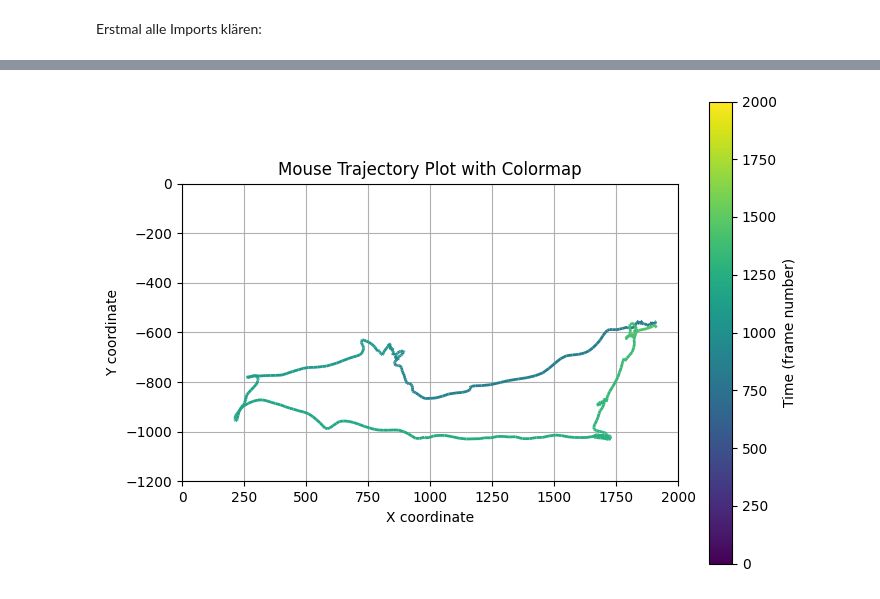
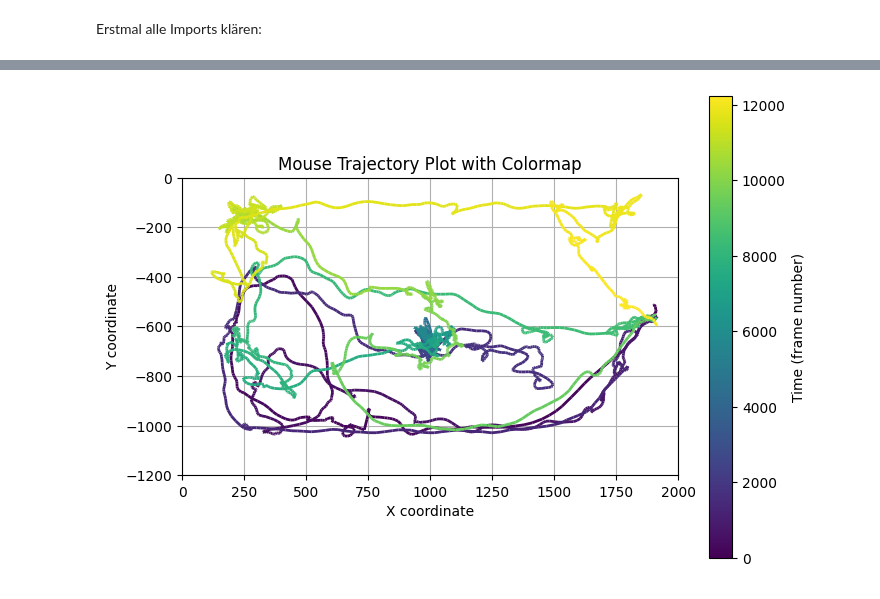
Before and after one commit to FabianQuicken/Ambros_analysis, a Jupyter notebook: full_module_analysis/h5_preprocessing.ipynb, the cells around one changed output, grey strips where cells are left out. Drawn from its saved outputs; the diff is of its cells as text; code cells hidden in the pictures.

```diff
--- a/full_module_analysis/h5_preprocessing.ipynb
+++ b/full_module_analysis/h5_preprocessing.ipynb
@@ -476,8 +492,8 @@ import matplotlib.pyplot as plt
 import matplotlib.collections as mc
 
 
-arr_x = test_df.loc[:, (scorer, individuals[2], bodyparts, ["x", "y"])].values[:,::2]
-arr_y = test_df.loc[:, (scorer, individuals[2], bodyparts, ["x", "y"])].values[:,1::2]
+arr_x = test_df.loc[:, (scorer, individuals[0], bodyparts, ["x", "y"])].values[:,::2]
+arr_y = test_df.loc[:, (scorer, individuals[0], bodyparts, ["x", "y"])].values[:,1::2]
 
 mean_x = np.nanmean(arr_x, axis=1)
 mean_y = np.nanmean(arr_y, axis=1)
@@ -487,37 +503,37 @@ x_coords = mean_x
 y_coords = mean_y *-1
 
 # ggf schneiden
-x_coords = x_coords[2500:4500]
-y_coords = y_coords[2500:4500]
+#x_coords = x_coords[2500:4500]
+#y_coords = y_coords[2500:4500]
 
 
 
 # X- und Y-Koordinaten in Segmente aufteilen
 points = np.array([x_coords, y_coords]).T.reshape(-1, 1, 2)
 segments = np.concatenate([points[:-1], points[1:]], axis=1)
 
 # Colormap definieren
 norm = plt.Normalize(0, len(x_coords))
 lc = mc.LineCollection(segments, cmap='viridis', norm=norm)
 lc.set_array(np.arange(len(x_coords)))
 lc.set_linewidth(2)
 
 # Plot erstellen
 fig, ax = plt.subplots(figsize=(8, 6))
 ax.add_collection(lc)
 ax.set_xlim(0, 2000.0)
 ax.set_ylim(-1200.0, 0)
 ax.set_title("Mouse Trajectory Plot with Colormap")
 ax.set_xlabel("X coordinate")
 ax.set_ylabel("Y coordinate")
 ax.grid(True)
 ax.set_aspect('equal')
 
 # Colorbar (optional)
 cbar = plt.colorbar(lc, ax=ax)
 cbar.set_label('Time (frame number)')
 
-plt.savefig(r"C:\Users\quicken\Code\Ambros_analysis\code_test\mouse_3_trajectory_2500-4500.svg")
+plt.savefig(r"C:\Users\quicken\Code\Ambros_analysis\code_test\mouse_1_trajectory.svg")
 plt.show()
 # %% [output]
-[figure, old version]
+[figure, new version]
```
Also changed, not shown: parts of 23 cells of this notebook, 14 other files.
